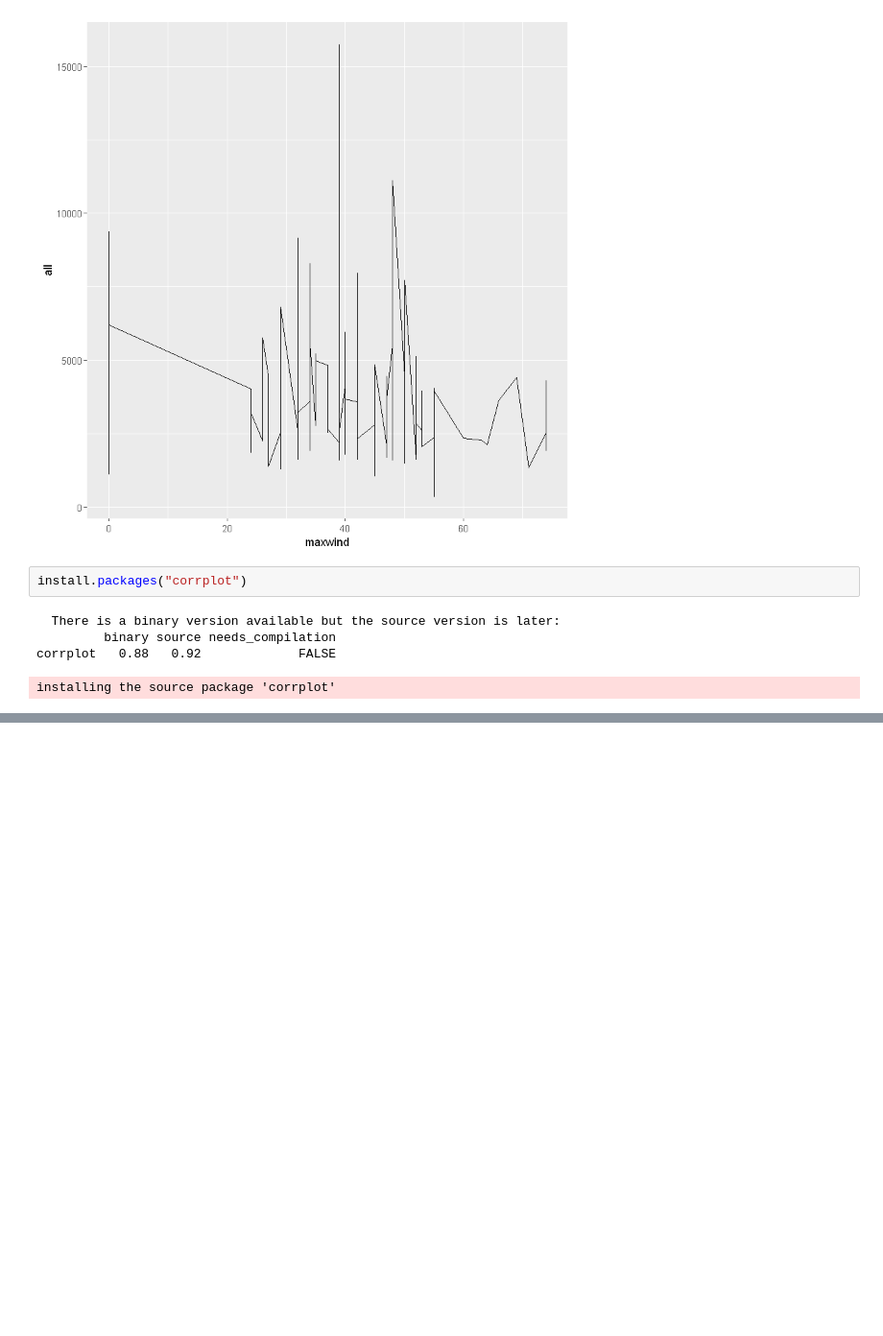
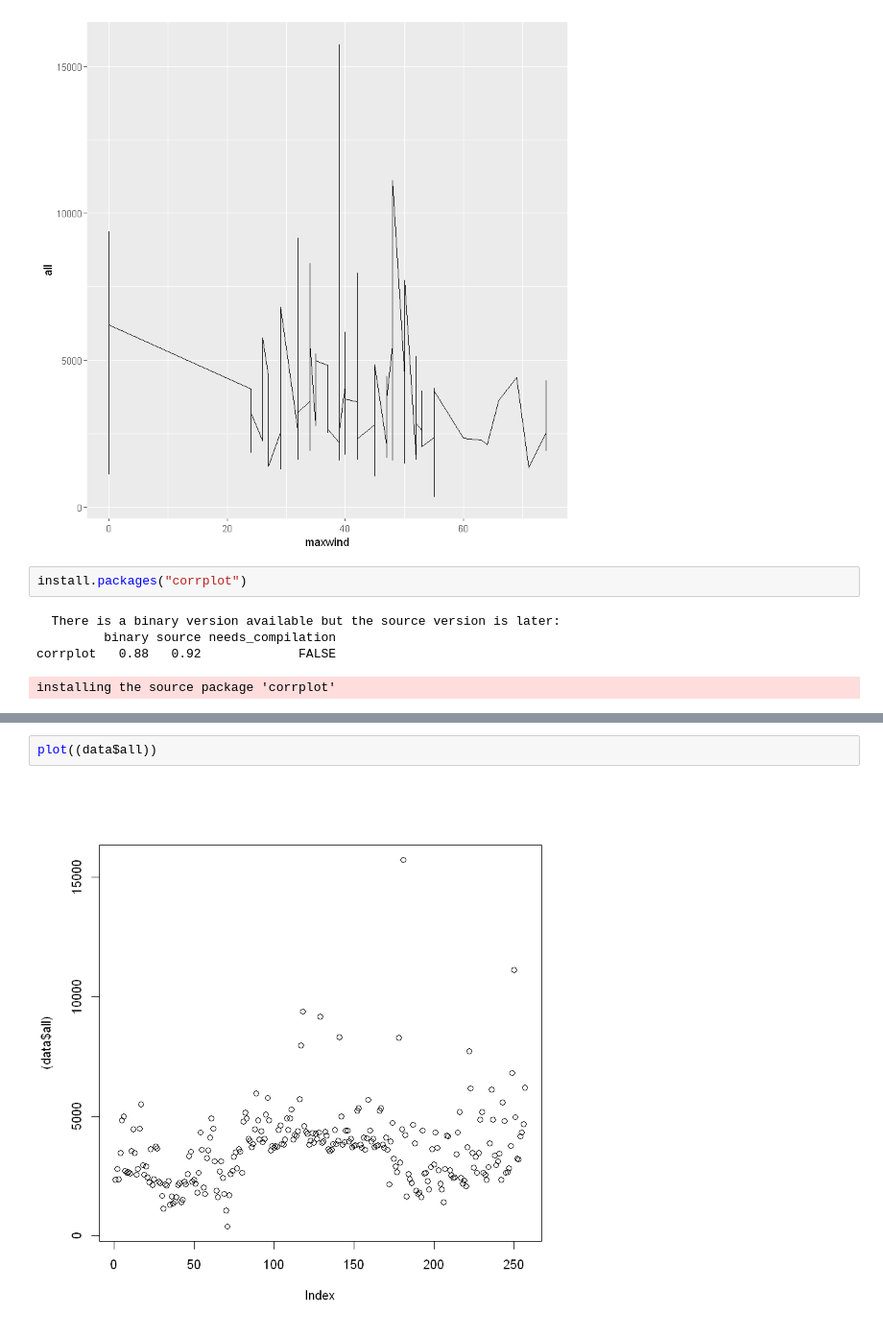
Before and after one commit to JoaoGuedes01/TIAPOSE_R_Data_Mining, a Jupyter notebook: Jupyter/Data Exploration.ipynb, the cells around one changed output, grey strips where cells are left out. Shown: that part at 96% size. Drawn from its saved outputs; the diff is of its cells as text; blank space fills up the shorter version.

```diff
--- a/Jupyter/Data Exploration.ipynb
+++ b/Jupyter/Data Exploration.ipynb
@@ -158,0 +202,4 @@ corrplot(bruh2, method= 'square', type='upper')
+# %%
+plot((data$all))
+# %% [output]
+[figure, added]
```
Also changed, not shown: parts of 16 cells of this notebook.
